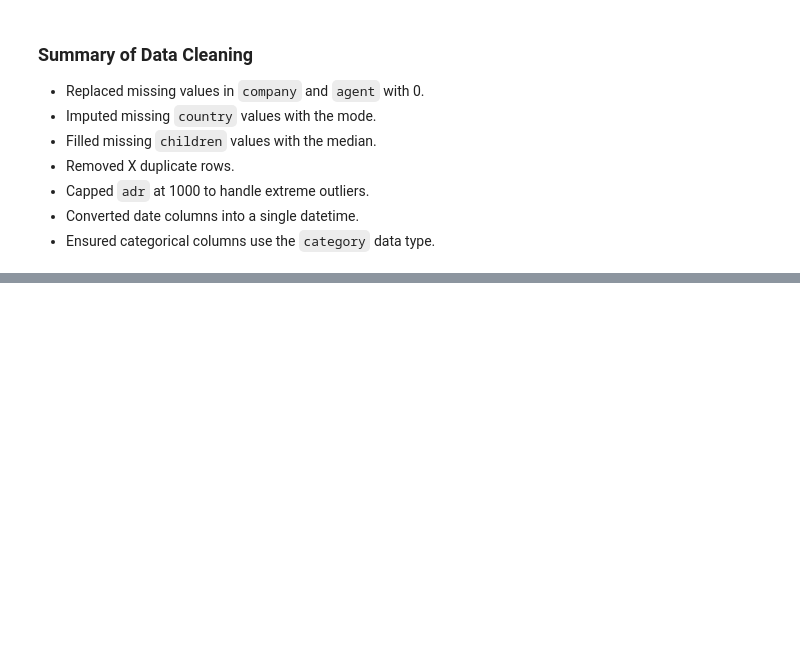
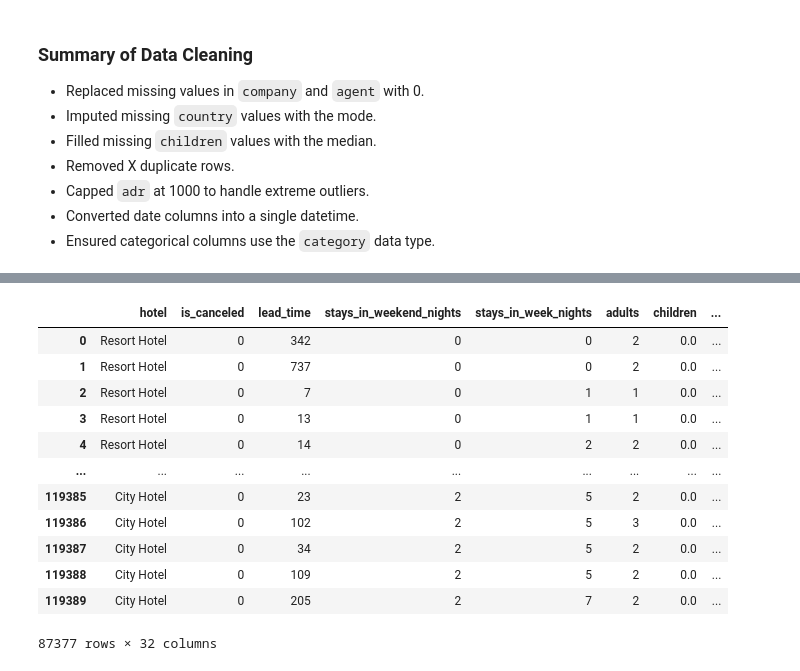
Before and after one commit to abanoub-refaat/gtc-ml-project1-hotel-bookings, a Jupyter notebook: GTC_project_01.ipynb, the cells around one changed output, grey strips where cells are left out. Saved outputs shown, nothing was run; the diff lists cells and outputs as text; code cells hidden in the pictures; blank space fills up the shorter version.

```diff
--- a/GTC_project_01.ipynb
+++ b/GTC_project_01.ipynb
@@ -298,0 +314,25 @@ dtype: object
+# %%
+# Total guests
+df['total_guests'] = df['adults'] + df['children'] + df['babies']
+
+# Total nights
+df['total_nights'] = df['stays_in_weekend_nights'] + df['stays_in_week_nights']
+
+# Family flag
+df['is_family'] = np.where((df['children'] + df['babies']) > 0, 1, 0)
+# %%
+df
+# %% [output]
+|  | hotel | is_canceled | lead_time | stays_in_weekend_nights | stays_in_week_nights | adults | children | ... |
+| 0 | Resort Hotel | 0 | 342 | 0 | 0 | 2 | 0.0 | ... |
+| 1 | Resort Hotel | 0 | 737 | 0 | 0 | 2 | 0.0 | ... |
+| 2 | Resort Hotel | 0 | 7 | 0 | 1 | 1 | 0.0 | ... |
+| 3 | Resort Hotel | 0 | 13 | 0 | 1 | 1 | 0.0 | ... |
+| 4 | Resort Hotel | 0 | 14 | 0 | 2 | 2 | 0.0 | ... |
+| ... | ... | ... | ... | ... | ... | ... | ... | ... |
+| 119385 | City Hotel | 0 | 23 | 2 | 5 | 2 | 0.0 | ... |
+| 119386 | City Hotel | 0 | 102 | 2 | 5 | 3 | 0.0 | ... |
+| 119387 | City Hotel | 0 | 34 | 2 | 5 | 2 | 0.0 | ... |
+| 119388 | City Hotel | 0 | 109 | 2 | 5 | 2 | 0.0 | ... |
+| 119389 | City Hotel | 0 | 205 | 2 | 7 | 2 | 0.0 | ... |
+87377 rows × 32 columns
```
Also changed, not shown: parts of 14 cells of this notebook.
